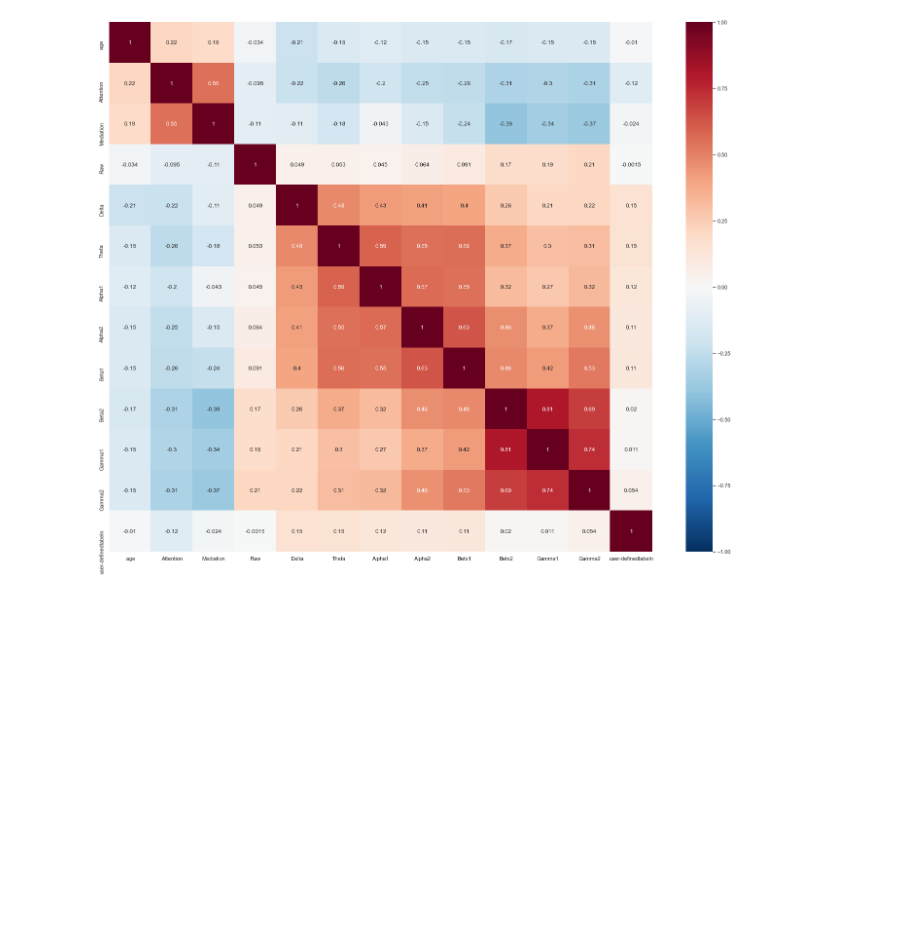
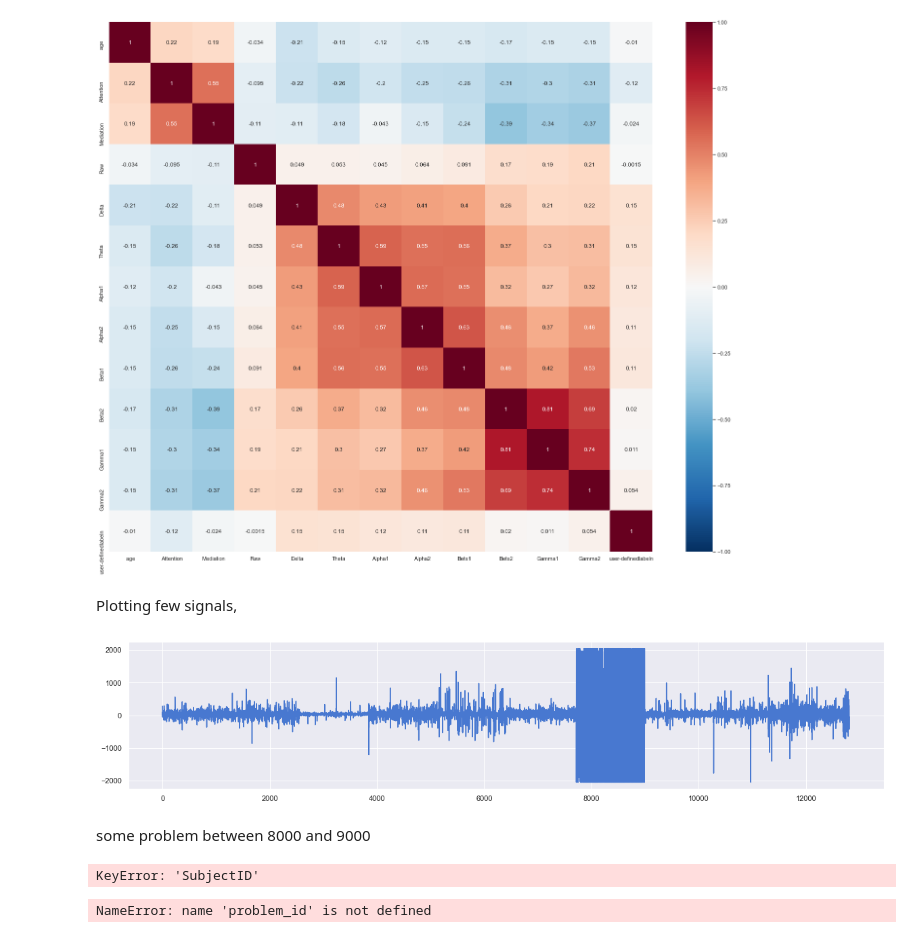
Before and after one commit to mandarmp/EEGNotebooks, a Jupyter notebook: ConfusedStudent/ConfusedStudentEEGDataSet.ipynb, the cells around one changed output. Saved outputs shown, nothing was run; the diff lists cells and outputs as text; code cells hidden in the pictures; blank space fills up the shorter version.

```diff
--- a/ConfusedStudent/ConfusedStudentEEGDataSet.ipynb
+++ b/ConfusedStudent/ConfusedStudentEEGDataSet.ipynb
@@ -227,3 +227,20 @@ sns.heatmap(corr, annot=True, vmin=-1.0, cmap="RdBu_r")
 plt.show()
 # %% [output]
 [figure]
+# %% [markdown]
+Plotting few signals,
+# %%
+data['Raw'].plot(figsize=(20,4))
+plt.show()
+# %% [output]
+[figure, added]
+# %% [markdown]
+some problem between 8000 and 9000
+# %%
+problem_id = data.loc['SubjectID',data['Raw']>1500]
+# %% [output]
+KeyError: 'SubjectID'
+# %%
+problem_id
+# %% [output]
+NameError: name 'problem_id' is not defined
```
